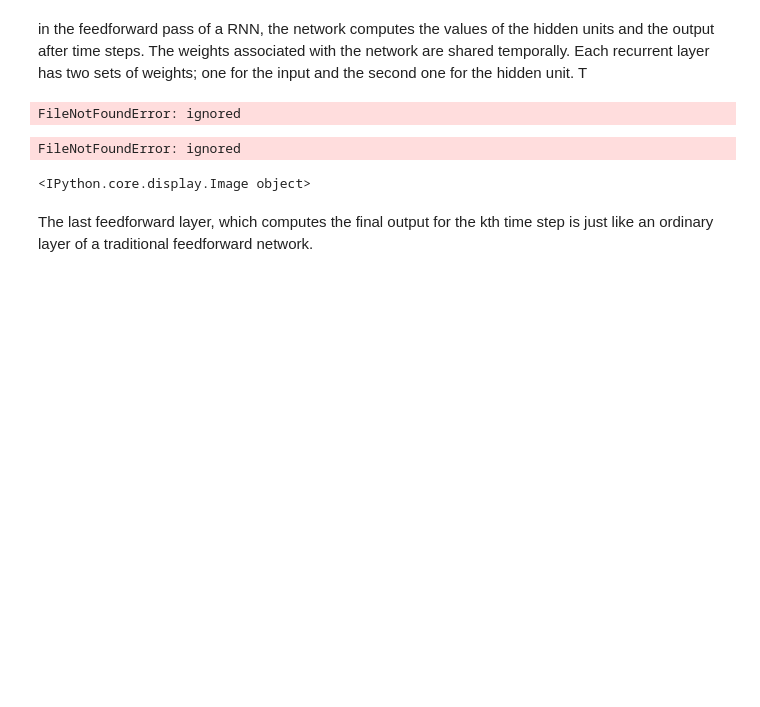
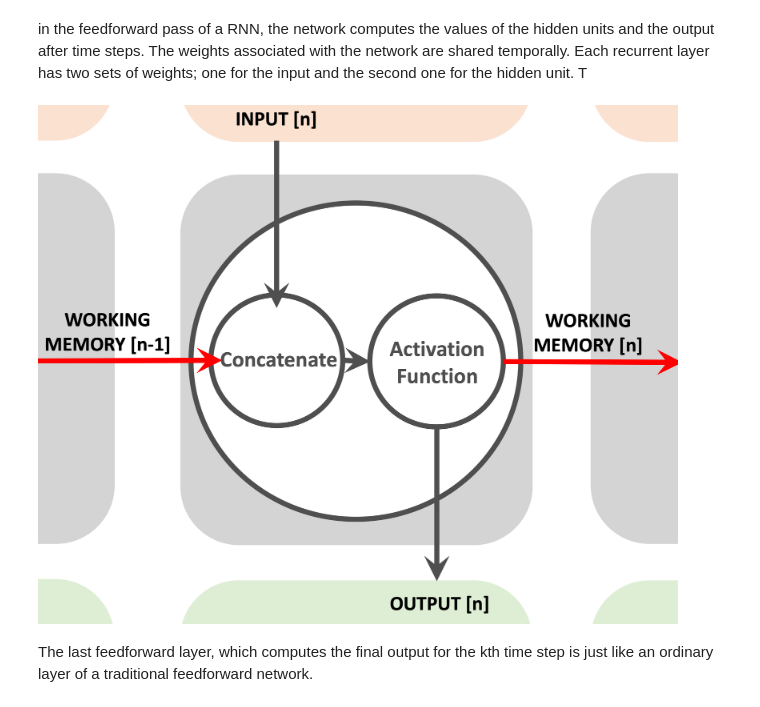
Before and after one commit to cagBRT/RNNs, a Jupyter notebook: 1_RNNs.ipynb, the cells around one changed output. Drawn from its saved outputs; the diff is of its cells as text; code cells hidden in the pictures; blank space fills up the shorter version.

```diff
--- a/1_RNNs.ipynb
+++ b/1_RNNs.ipynb
@@ -47,11 +47,9 @@ At every time step we can unfold the network for  time steps to get the output a
 # %% [markdown]
 in the feedforward pass of a RNN, the network computes the values of the hidden units and the output after  time steps. The weights associated with the network are shared temporally. Each recurrent layer has two sets of weights; one for the input and the second one for the hidden unit. T
 # %%
-Image("/content/images/RNNCloseUp.png" , width=640)
+Image("images/RNNCloseUp.png" , width=640)
 # %% [output]
-FileNotFoundError: ignored
-FileNotFoundError: ignored
-<IPython.core.display.Image object>
+[figure, added]
 # %% [markdown]
 The last feedforward layer, which computes the final output for the kth time step is just like an ordinary layer of a traditional feedforward network.
 # %% [markdown]
```
Also changed, not shown: parts of 12 cells of this notebook.
